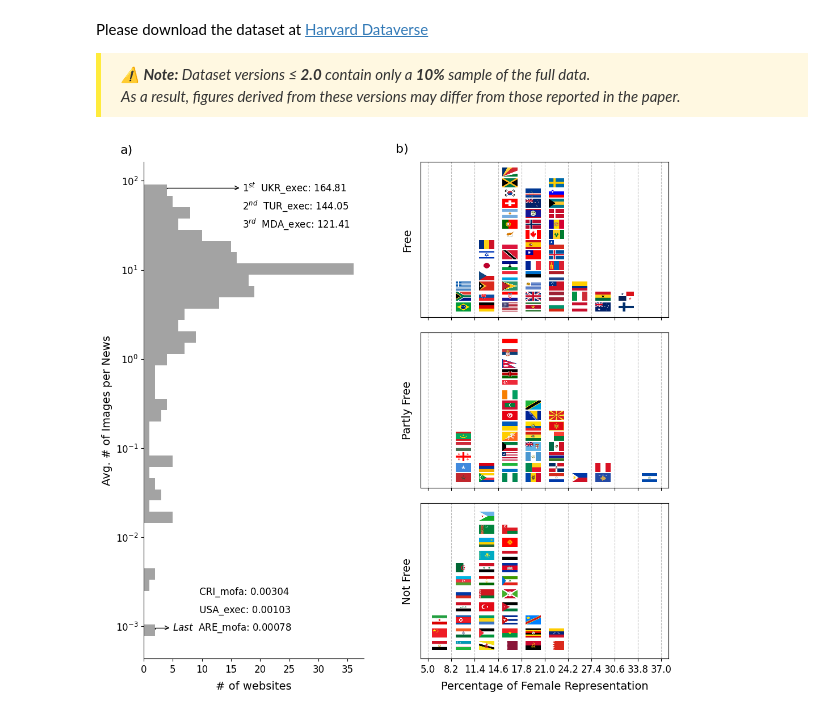
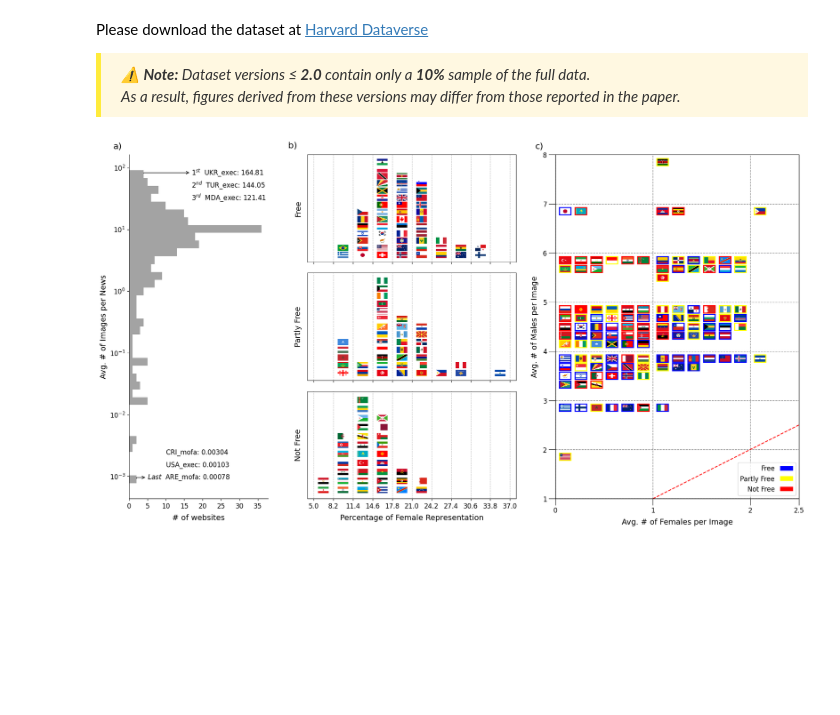
Before and after one commit to ViralLab/GlobalDiplomacyNet-Dataset, a Jupyter notebook: figures/fig6/figure6.ipynb, the cells around one changed output. Cells and saved outputs as stored; diff of their text form; code cells hidden in the pictures; blank space fills up the shorter version.

```diff
--- a/figures/fig6/figure6.ipynb
+++ b/figures/fig6/figure6.ipynb
@@ -14,24 +13,34 @@ data_dir= '/cta/mofadata/harvard_dataverse'
 countries=get_countries(data_dir)
 # %%
 fig = plt.figure(figsize=(22, 12))
-gs = GridSpec(nrows=len(categories), ncols=3, **{'width_ratios':[8,9,14],'height_ratios': [1, 1, 1], 'hspace': 0.1, 'bottom': 0.15},figure=fig)
+gs = GridSpec(nrows=len(categories), ncols=3, **{'width_ratios':[8,12,14],'height_ratios': [1, 1, 1], 'hspace': 0.1, 'bottom': 0.15},figure=fig)
 
 # a)
 ax0 = fig.add_subplot(gs[:,0])
 avg_img_per_country = get_image_per_country(countries)
 plot_hist(avg_img_per_country, ax0)
 ax0.text(-0.05, 1.035, 'a)', transform=ax0.transAxes,
          size=16, va='top', ha='right')
 
 
 # b)
 ax_list=[fig.add_subplot(gs[i,1]) for i in range(3)]
 plot_female_percentage(countries,ax_list,fig,0.12)
 ax_list[0].text(-0.05, 1.12, 'b)', transform=ax_list[0].transAxes,
                 size=16, va='top', ha='right')
 
 
+# c)
+ax2 = fig.add_subplot(gs[:,2])
+plot_male_female_per_image(countries,ax=ax2)
+ax2.text(-0.05, 1.035, 'c)', transform=ax2.transAxes,
+            size=16, va='top', ha='right')
+
+
 plt.tight_layout()
+# plt.savefig("./some_path.pdf",
+#             dpi=300,
+#             bbox_inches='tight')
 plt.show()
 # %% [output]
-[figure, old version]
+[figure, new version]
```
Also changed, not shown: parts of 1 cell of this notebook, 1 other file.
